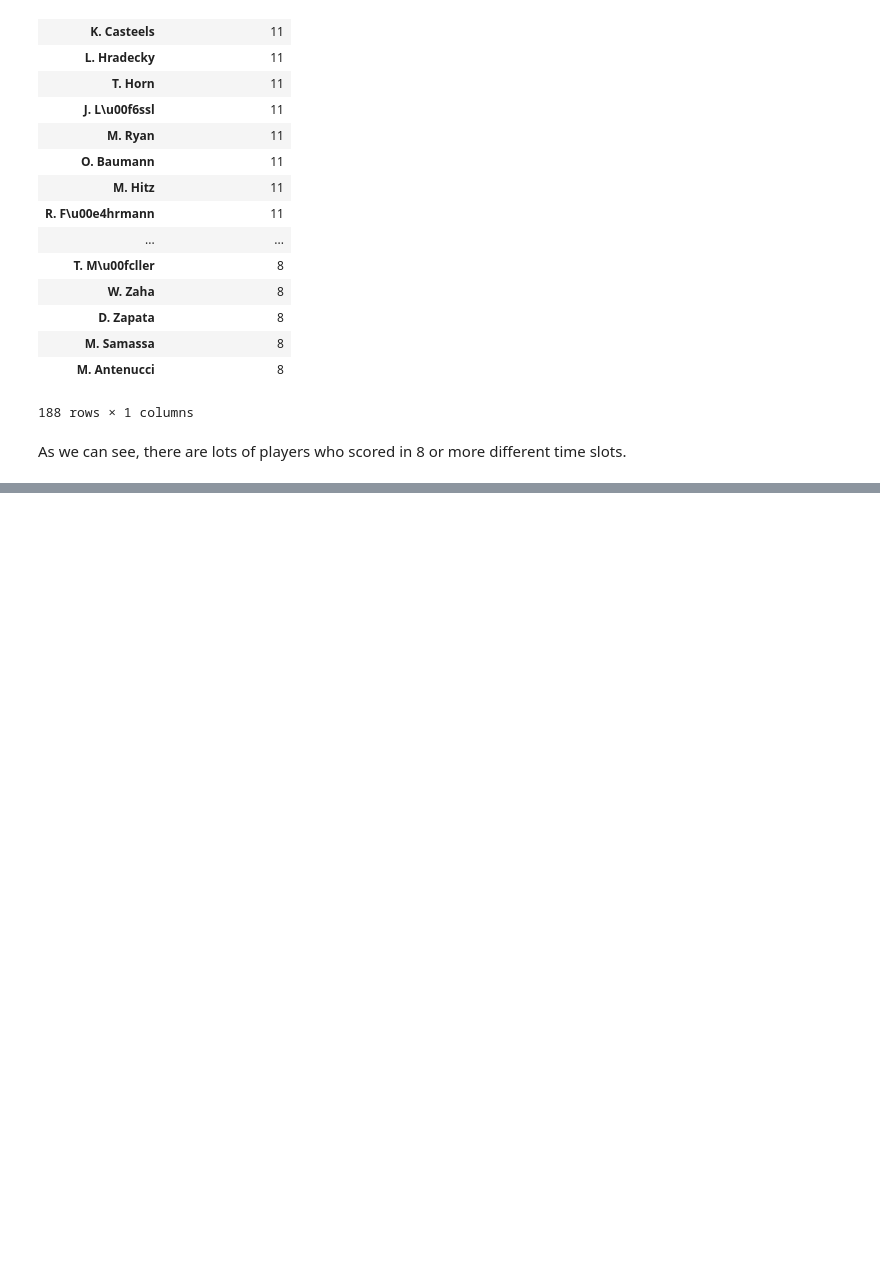
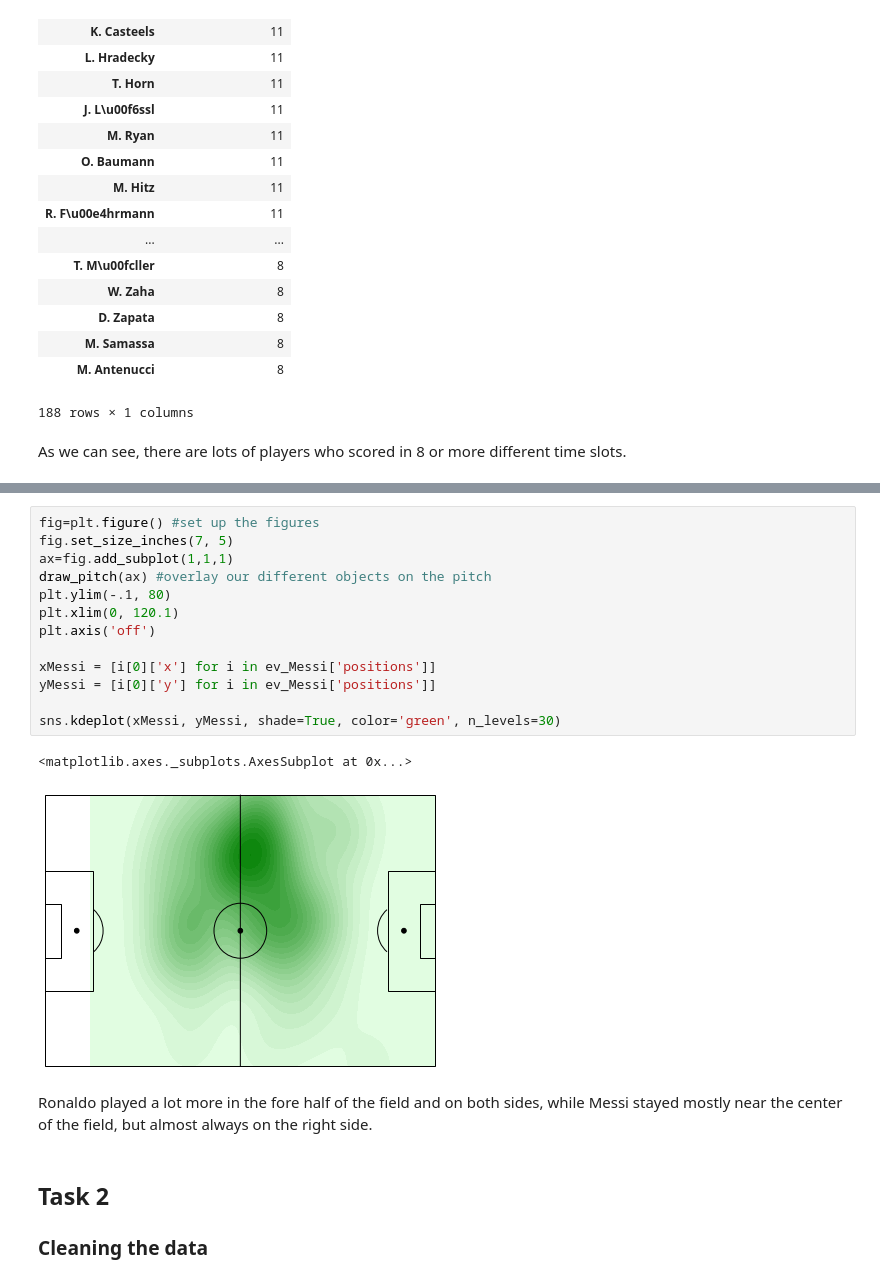
Before and after one commit to yuuko97/ADM_HW2, a Jupyter notebook: main.ipynb, the cells around one changed output, grey strips where cells are left out. Cells and saved outputs as stored; diff of their text form; blank space fills up the shorter version.

```diff
--- a/main.ipynb
+++ b/main.ipynb
@@ -948,0 +1039,21 @@ As we can see, there are lots of players who scored in 8 or more different time
+# %%
+fig=plt.figure() #set up the figures
+fig.set_size_inches(7, 5)
+ax=fig.add_subplot(1,1,1)
+draw_pitch(ax) #overlay our different objects on the pitch
+plt.ylim(-.1, 80)
+plt.xlim(0, 120.1)
+plt.axis('off')
+
+xMessi = [i[0]['x'] for i in ev_Messi['positions']]
+yMessi = [i[0]['y'] for i in ev_Messi['positions']]
+
+sns.kdeplot(xMessi, yMessi, shade=True, color='green', n_levels=30)
+# %% [output]
+<matplotlib.axes._subplots.AxesSubplot at 0x...>
+[figure, added]
+# %% [markdown]
+Ronaldo played a lot more in the fore half of the field and on both sides, while Messi stayed mostly near the center of the field, but almost always on the right side.
+# %% [markdown]
+## Task 2
+### Cleaning the data
```
Also changed, not shown: parts of 26 cells of this notebook.
